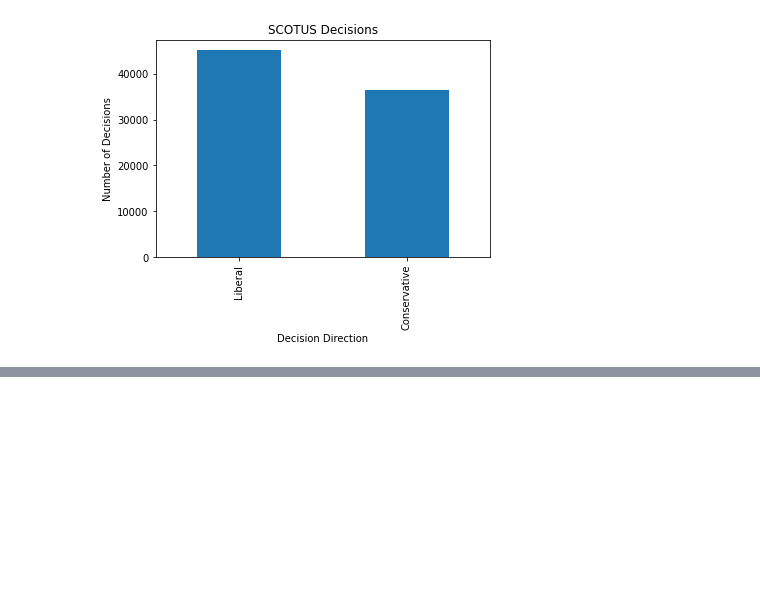
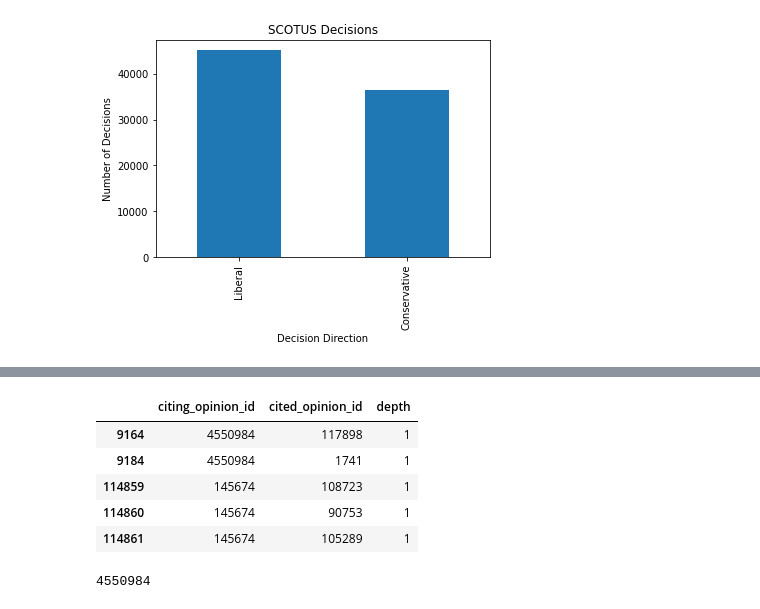
Before and after one commit to parkererickson/csci5525-final-project, a Jupyter notebook: citation-graph/scdb_eda.ipynb, the cells around one changed output, grey strips where cells are left out. Saved outputs shown, nothing was run; the diff lists cells and outputs as text; code cells hidden in the pictures; blank space fills up the shorter version.

```diff
--- a/citation-graph/scdb_eda.ipynb
+++ b/citation-graph/scdb_eda.ipynb
@@ -122,0 +167,3 @@ df["directionLabel"].value_counts().plot(kind="bar", title="SCOTUS Decisions", x
+# %%
+scdb_cl = pd.DataFrame.from_dict(mapping, orient="index").reset_index().rename(columns={"index":"scdb_id", 0:"cl_id"})
+scdb_cl.head()
@@ -122,0 +214,13 @@ df["directionLabel"].value_counts().plot(kind="bar", title="SCOTUS Decisions", x
+# %%
+scotus_citations.head()
+# %% [output]
+|  | citing_opinion_id | cited_opinion_id | depth |
+| 9164 | 4550984 | 117898 | 1 |
+| 9184 | 4550984 | 1741 | 1 |
+| 114859 | 145674 | 108723 | 1 |
+| 114860 | 145674 | 90753 | 1 |
+| 114861 | 145674 | 105289 | 1 |
+# %%
+mapping["2018-001"]
+# %% [output]
+4550984
```
Also changed, not shown: parts of 15 cells of this notebook, 7 other files.
